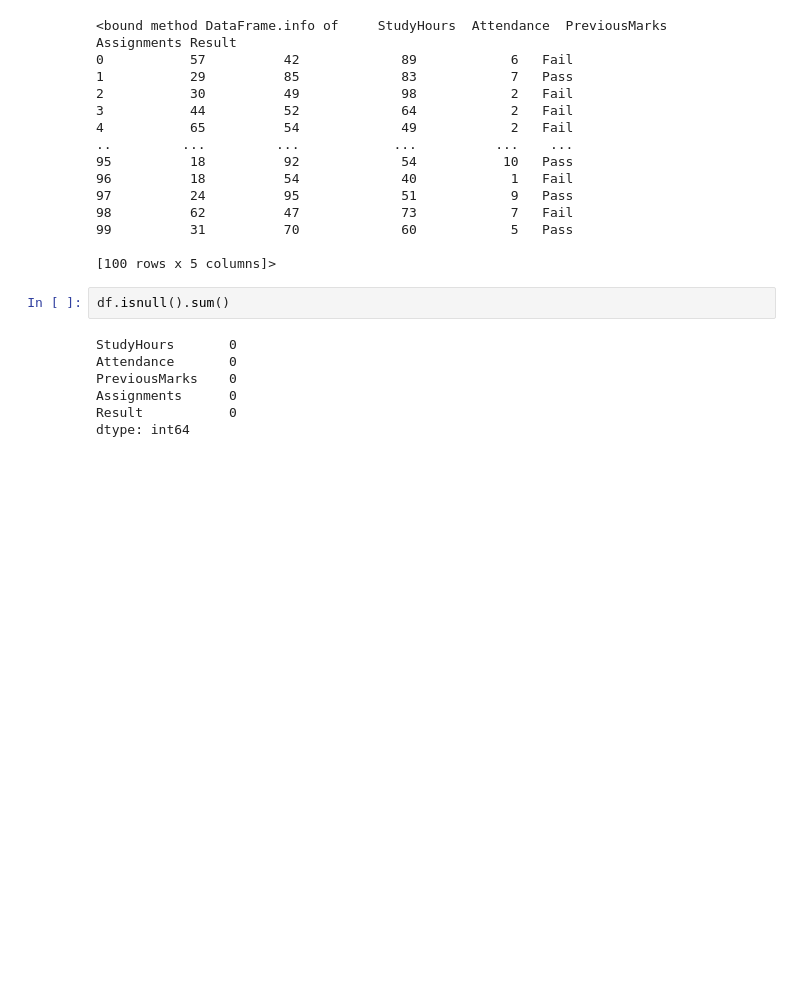
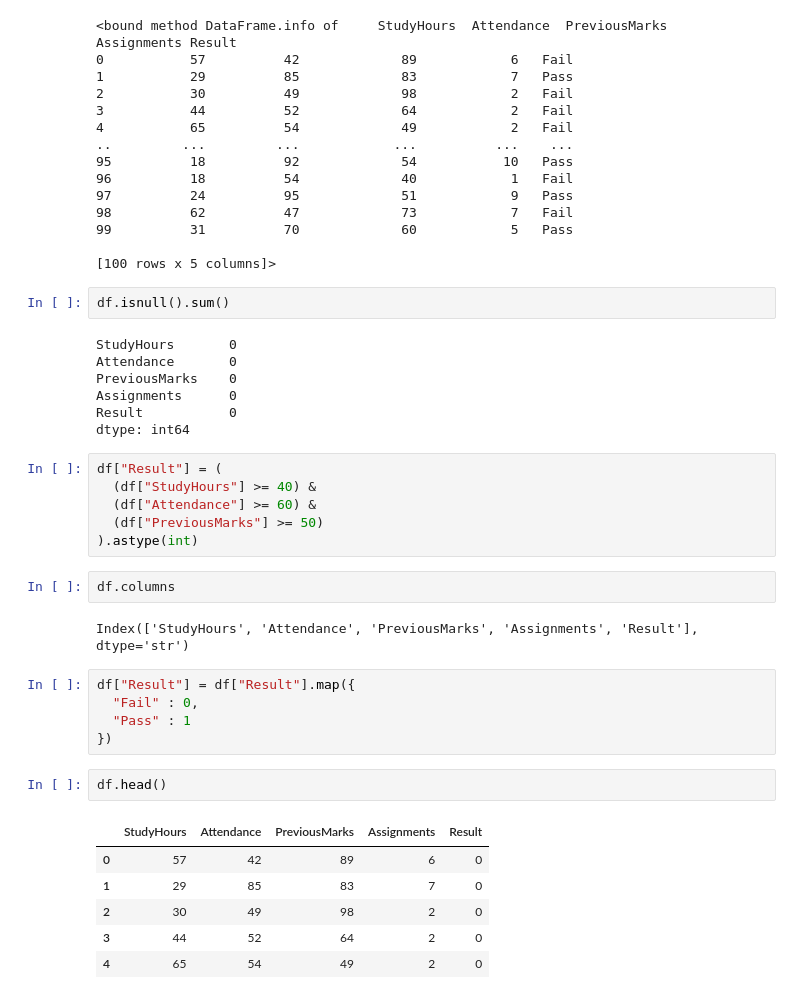
Before and after one commit to Dishitha0607/Thiranex_Internship, a Jupyter notebook: Predictive-LLM/file.ipynb, the cells around one changed output. Cells and saved outputs as stored; diff of their text form; blank space fills up the shorter version.

```diff
--- a/Predictive-LLM/file.ipynb
+++ b/Predictive-LLM/file.ipynb
@@ -37,3 +37,27 @@ PreviousMarks    0
 Assignments      0
 Result           0
 dtype: int64
+# %%
+df["Result"] = (
+  (df["StudyHours"] >= 40) &
+  (df["Attendance"] >= 60) &
+  (df["PreviousMarks"] >= 50)
+).astype(int)
+# %%
+df.columns
+# %% [output]
+Index(['StudyHours', 'Attendance', 'PreviousMarks', 'Assignments', 'Result'], dtype='str')
+# %%
+df["Result"] = df["Result"].map({
+  "Fail" : 0,
+  "Pass" : 1
+})
+# %%
+df.head()
+# %% [output]
+|  | StudyHours | Attendance | PreviousMarks | Assignments | Result |
+| 0 | 57 | 42 | 89 | 6 | 0 |
+| 1 | 29 | 85 | 83 | 7 | 0 |
+| 2 | 30 | 49 | 98 | 2 | 0 |
+| 3 | 44 | 52 | 64 | 2 | 0 |
+| 4 | 65 | 54 | 49 | 2 | 0 |
```
Also changed, not shown: parts of 14 cells of this notebook.
